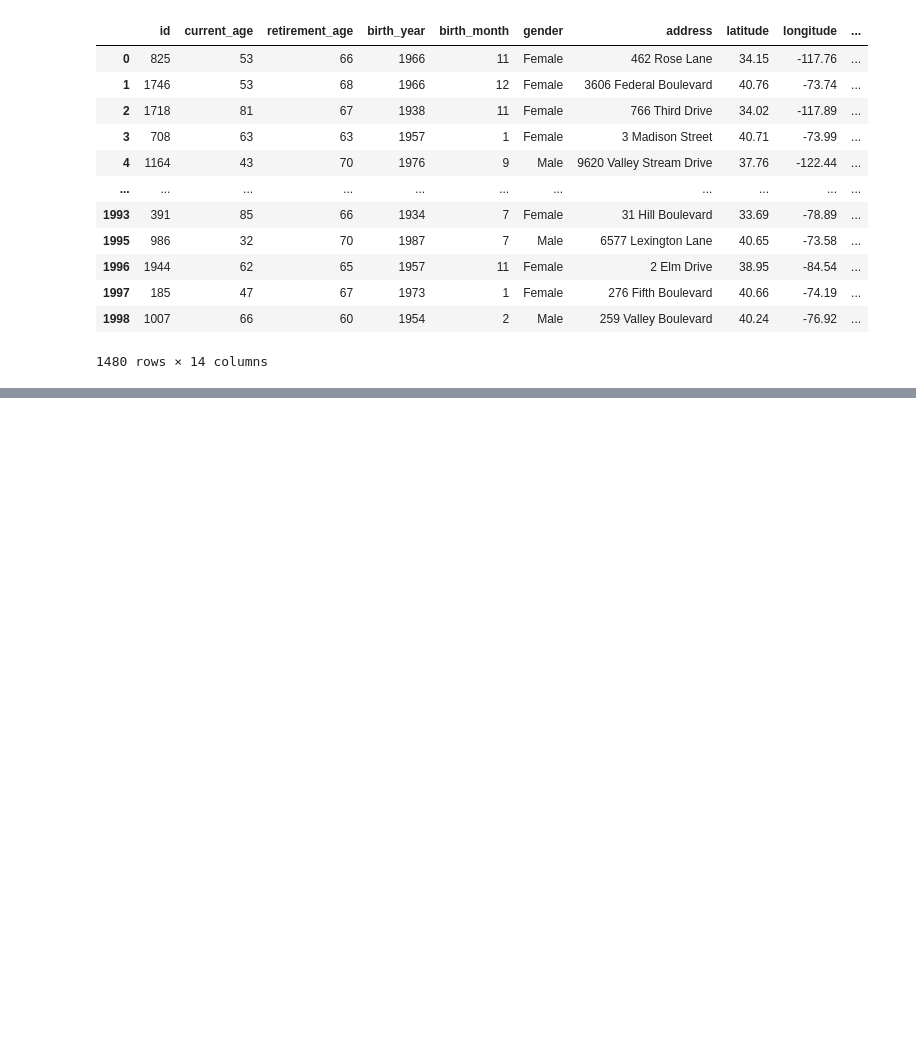
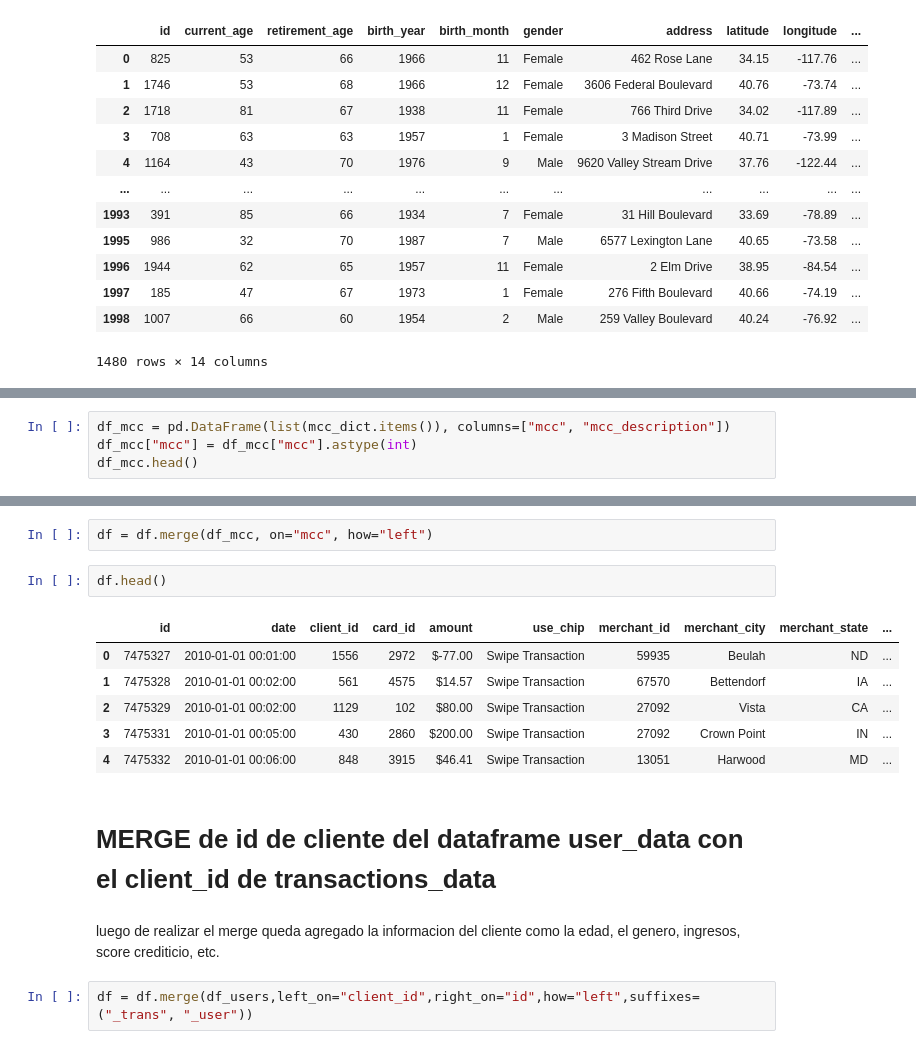
Before and after one commit to robertomalave/Practica_G11, a Jupyter notebook: desarrolloG11.ipynb, the cells around one changed output, grey strips where cells are left out. Saved outputs shown, nothing was run; the diff lists cells and outputs as text; blank space fills up the shorter version.

Commit message:
tratamiento df users
tratamiento df users

```diff
--- a/desarrolloG11.ipynb
+++ b/desarrolloG11.ipynb
@@ -338,0 +433,4 @@ mayores30
+# %%
+df_mcc = pd.DataFrame(list(mcc_dict.items()), columns=["mcc", "mcc_description"])
+df_mcc["mcc"] = df_mcc["mcc"].astype(int)
+df_mcc.head()
@@ -338,0 +451,17 @@ mayores30
+# %%
+df = df.merge(df_mcc, on="mcc", how="left")
+# %%
+df.head()
+# %% [output]
+|  | id | date | client_id | card_id | amount | use_chip | merchant_id | merchant_city | merchant_state | ... |
+| 0 | 7475327 | 2010-01-01 00:01:00 | 1556 | 2972 | $-77.00 | Swipe Transaction | 59935 | Beulah | ND | ... |
+| 1 | 7475328 | 2010-01-01 00:02:00 | 561 | 4575 | $14.57 | Swipe Transaction | 67570 | Bettendorf | IA | ... |
+| 2 | 7475329 | 2010-01-01 00:02:00 | 1129 | 102 | $80.00 | Swipe Transaction | 27092 | Vista | CA | ... |
+| 3 | 7475331 | 2010-01-01 00:05:00 | 430 | 2860 | $200.00 | Swipe Transaction | 27092 | Crown Point | IN | ... |
+| 4 | 7475332 | 2010-01-01 00:06:00 | 848 | 3915 | $46.41 | Swipe Transaction | 13051 | Harwood | MD | ... |
+# %% [markdown]
+# MERGE de id de cliente del dataframe user_data con el client_id de transactions_data
+# %% [markdown]
+luego de realizar el merge queda agregado la informacion del cliente como la edad, el genero, ingresos, score crediticio, etc.
+# %%
+df = df.merge(df_users,left_on="client_id",right_on="id",how="left",suffixes=("_trans", "_user"))
```
Also changed, not shown: parts of 34 cells of this notebook.
